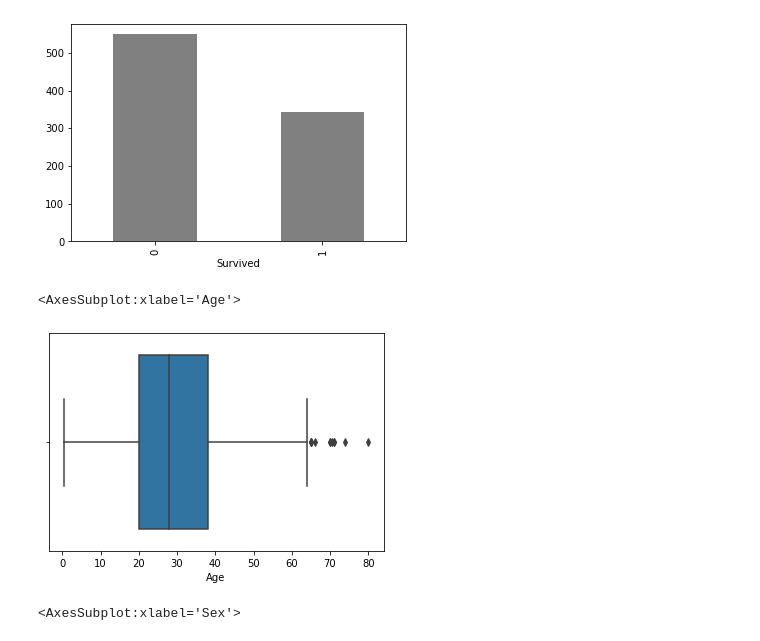
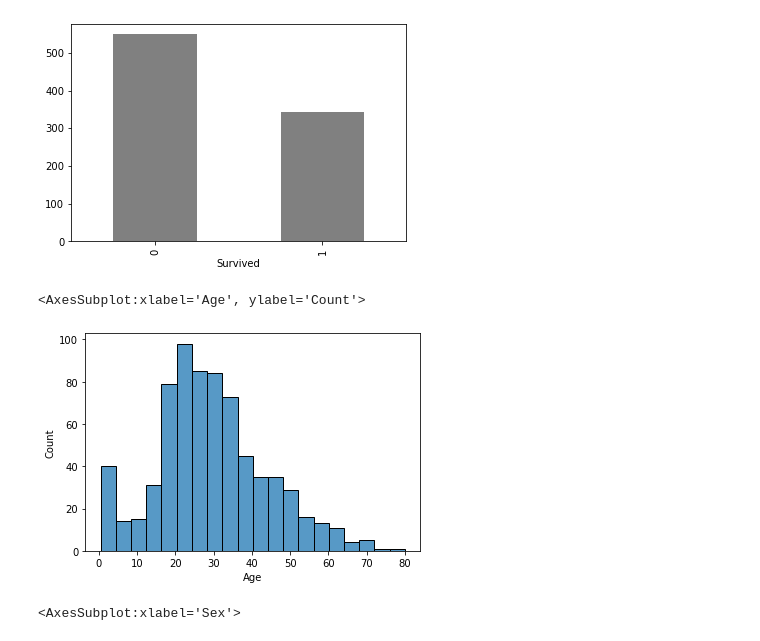
Before and after one commit to lucassouza252/Ciencia-Dados, a Jupyter notebook: Machine Learning/Titanic.ipynb, the cells around one changed output. Drawn from its saved outputs; the diff is of its cells as text; code cells hidden in the pictures.

```diff
--- a/Machine Learning/Titanic.ipynb
+++ b/Machine Learning/Titanic.ipynb
@@ -15,7 +15,7 @@ from sklearn.tree import DecisionTreeClassifier
 from sklearn.metrics import accuracy_score
 # %%
 # Data Load
-data = pd.read_csv("titanic.csv")
+data = pd.read_csv("train.csv")
 data.shape
 # %% [output]
 (891, 12)
@@ -90,10 +90,10 @@ survived_group.plot.bar(color='gray')
 [figure]
 # %%
 # Explore Age
-sns.boxplot(x="Age", data=data)
+sns.histplot(x="Age", data=data)
 # %% [output]
-<AxesSubplot:xlabel='Age'>
+<AxesSubplot:xlabel='Age', ylabel='Count'>
-[figure, old version]
+[figure, new version]
 # %%
 # The sex distribuition
 sex_group = data.groupby(["Sex"]).size()
```
Also changed, not shown: parts of 5 cells of this notebook.
